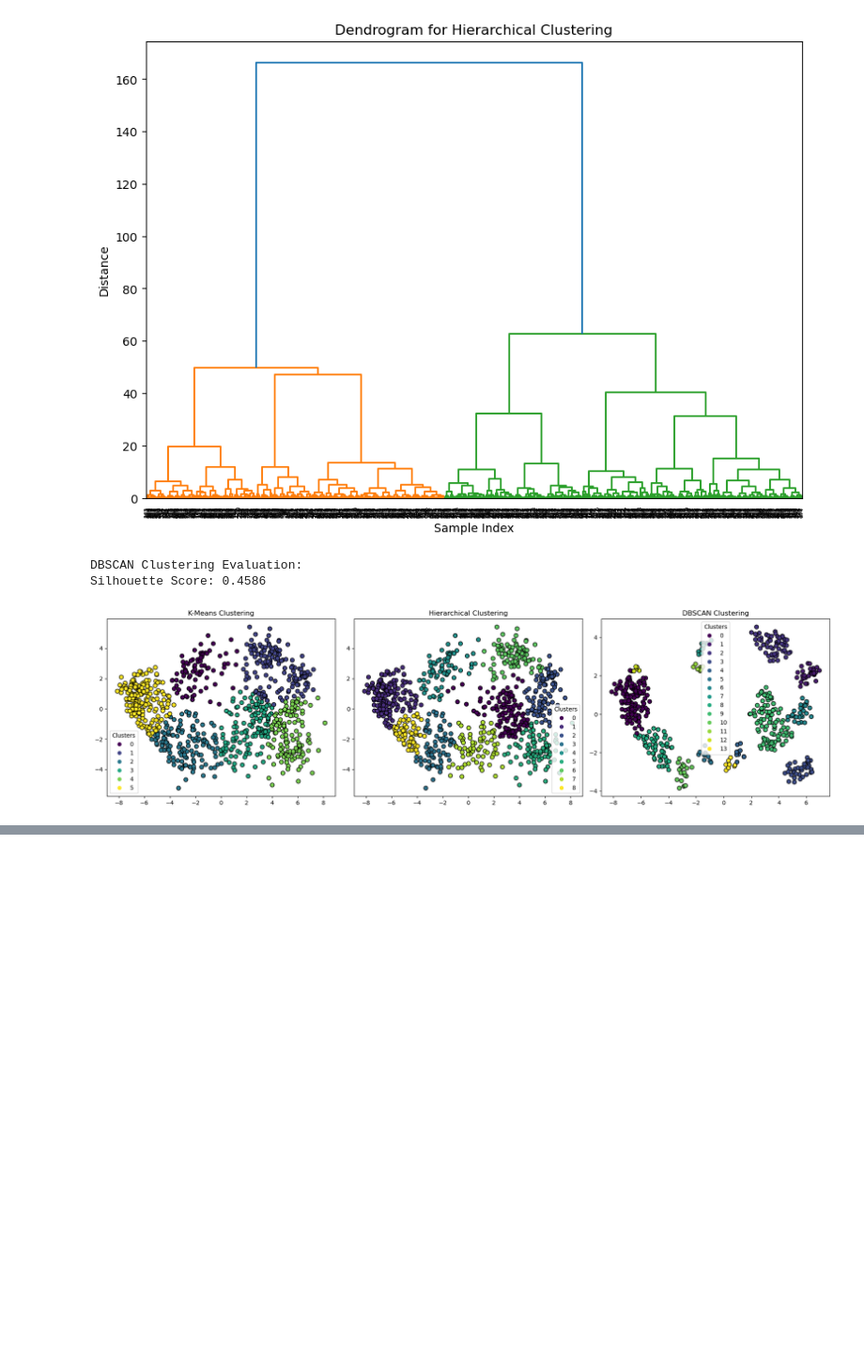
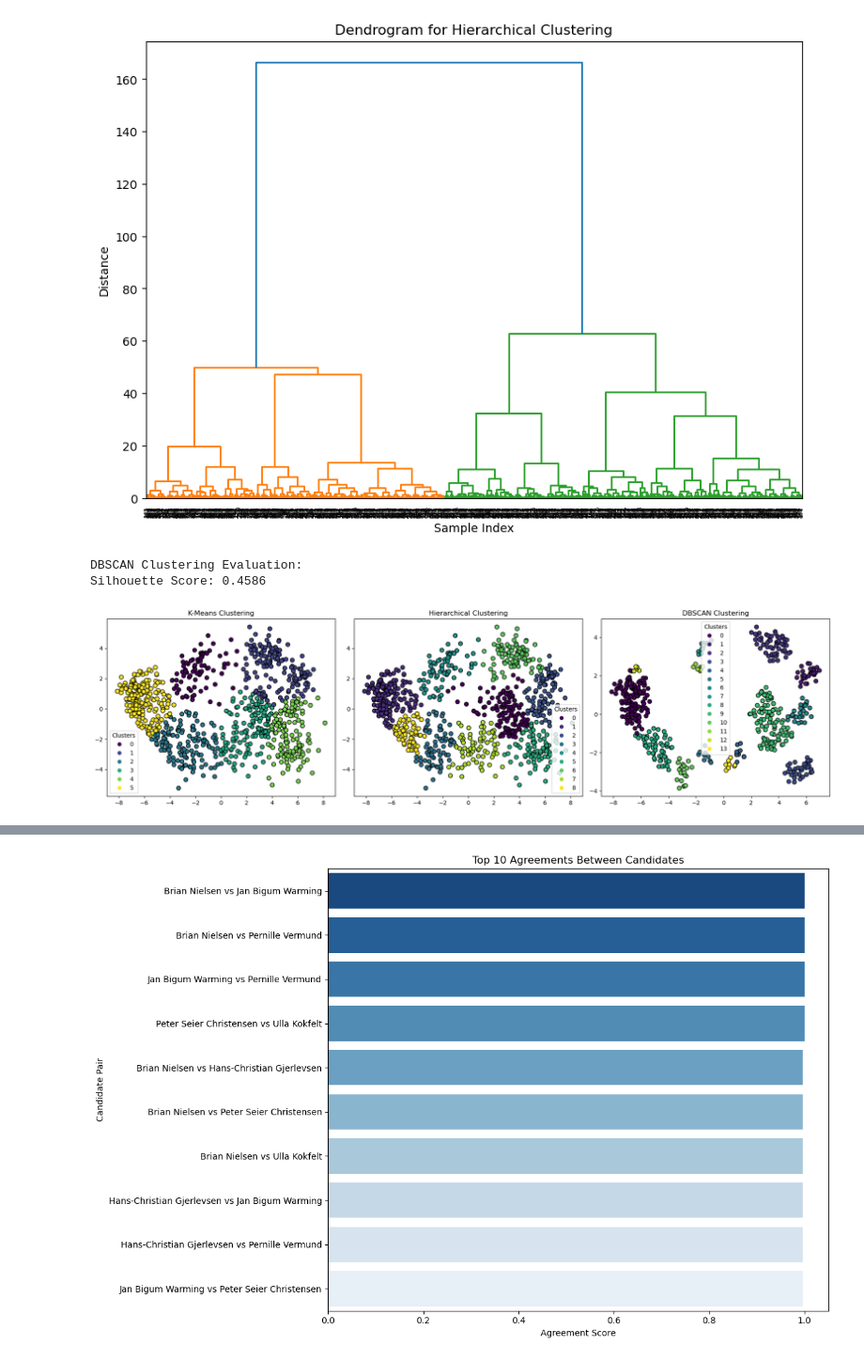
Before and after one commit to FuLLeNN/MLA1-A5, a Jupyter notebook: 5. Candidate Test 2022 II.ipynb, the cells around one changed output, grey strips where cells are left out. Shown at 94% size. Cells and saved outputs as stored; diff of their text form; code cells hidden in the pictures; blank space fills up the shorter version.

```diff
--- a/5. Candidate Test 2022 II.ipynb
+++ b/5. Candidate Test 2022 II.ipynb
@@ -476,0 +479,96 @@ Silhouette Score: 0.4586
+# %%
+from sklearn.metrics.pairwise import cosine_similarity
+
+# Pivot data to create a candidate-response matrix
+response_matrix = merged_data.pivot_table(index='navn', columns='ID', values='answer', aggfunc='mean').fillna(0)
+candidates = response_matrix.index
+parties = merged_data[['navn', 'parti']].drop_duplicates().set_index('navn')['parti']
+
+# Compute cosine similarity between candidates
+similarity_matrix = cosine_similarity(response_matrix)
+
+# Convert similarity matrix to DataFrame for easier handling
+similarity_df = pd.DataFrame(similarity_matrix, index=candidates, columns=candidates)
+
+# Find pairs of candidates with the highest agreement and disagreement
+agreement_pairs = []
+disagreement_pairs = []
+
+for i in range(similarity_matrix.shape[0]):
+    for j in range(i + 1, similarity_matrix.shape[1]):
+        agreement_pairs.append((candidates[i], candidates[j], similarity_matrix[i, j]))
+        disagreement_pairs.append((candidates[i], candidates[j], similarity_matrix[i, j]))
+
+# Sort pairs by agreement and disagreement
+agreement_pairs = sorted(agreement_pairs, key=lambda x: -x[2])[:10]  # Top 10 agreements
+disagreement_pairs = sorted(disagreement_pairs, key=lambda x: x[2])[:10]  # Top 10 disagreements
+
+# Create DataFrame for visualization
+agreement_df = pd.DataFrame(agreement_pairs, columns=['Candidate 1', 'Candidate 2', 'Agreement'])
+agreement_df['Candidate Pair'] = agreement_df['Candidate 1'] + " vs " + agreement_df['Candidate 2']
+
+disagreement_df = pd.DataFrame(disagreement_pairs, columns=['Candidate 1', 'Candidate 2', 'Disagreement'])
+disagreement_df['Candidate Pair'] = disagreement_df['Candidate 1'] + " vs " + disagreement_df['Candidate 2']
+
+# Plot Top 10 Agreements
+plt.figure(figsize=(12, 8))
+sns.barplot(
+    data=agreement_df.nlargest(10, 'Agreement'),
+    x='Agreement',
+    y='Candidate Pair',
+    palette='Blues_r'
+)
+plt.title("Top 10 Agreements Between Candidates")
+plt.xlabel("Agreement Score")
+plt.ylabel("Candidate Pair")
+plt.tight_layout()
+plt.show()
+
+# Plot Top 10 Disagreements
+plt.figure(figsize=(12, 8))
+sns.barplot(
+    data=disagreement_df.nsmallest(10, 'Disagreement'),
+    x='Disagreement',
+    y='Candidate Pair',
+    palette='Reds_r'
+)
+plt.title("Top 10 Disagreements Between Candidates")
+plt.xlabel("Disagreement Score")
+plt.ylabel("Candidate Pair")
+plt.tight_layout()
+plt.show()
+
+# Compute party-to-party disagreement
+party_groups = response_matrix.join(parties, how='left')
+party_mean = party_groups.groupby('parti').mean()
+party_disagreement = 1 - cosine_similarity(party_mean)
+
+# Convert disagreement matrix to DataFrame
+party_disagreement_df = pd.DataFrame(party_disagreement, index=party_mean.index, columns=party_mean.index)
+
+# Extract pairwise disagreements and sort
+party_disagreement_pairs = []
+for i in range(party_disagreement_df.shape[0]):
+    for j in range(i + 1, party_disagreement_df.shape[1]):
+        party_disagreement_pairs.append((party_mean.index[i], party_mean.index[j], party_disagreement_df.iloc[i, j]))
+
+party_disagreement_pairs = sorted(party_disagreement_pairs, key=lambda x: -x[2])  # Sort by disagreement
+
+# Create DataFrame for visualization
+party_disagreement_df = pd.DataFrame(party_disagreement_pairs, columns=['Party 1', 'Party 2', 'Disagreement'])
+party_disagreement_df['Party Pair'] = party_disagreement_df['Party 1'] + " vs " + party_disagreement_df['Party 2']
+
+# Plot Top Party Disagreements
+plt.figure(figsize=(10, 6))
+sns.barplot(
+    data=party_disagreement_df.head(10),
+    x='Disagreement',
+    y='Party Pair',
+    palette='Purples_r'
+)
+plt.title("Top 10 Party-to-Party Disagreements")
+plt.xlabel("Disagreement Score")
+plt.ylabel("Party Pair")
+plt.tight_layout()
+plt.show()
+# %% [output]
@@ -476,0 +578 @@ Silhouette Score: 0.4586
+[figure, added]
```
Also changed, not shown: parts of 3 cells of this notebook.
